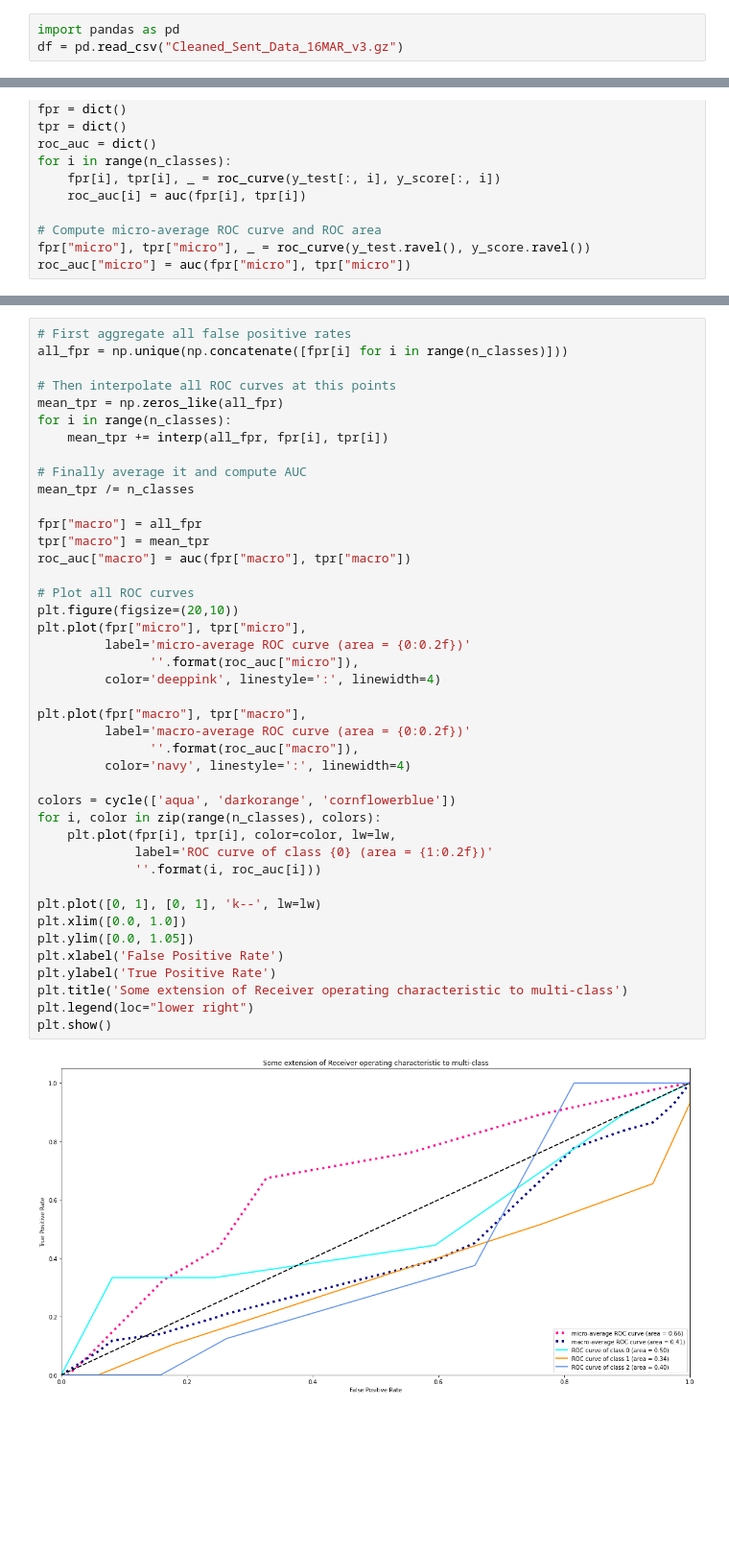
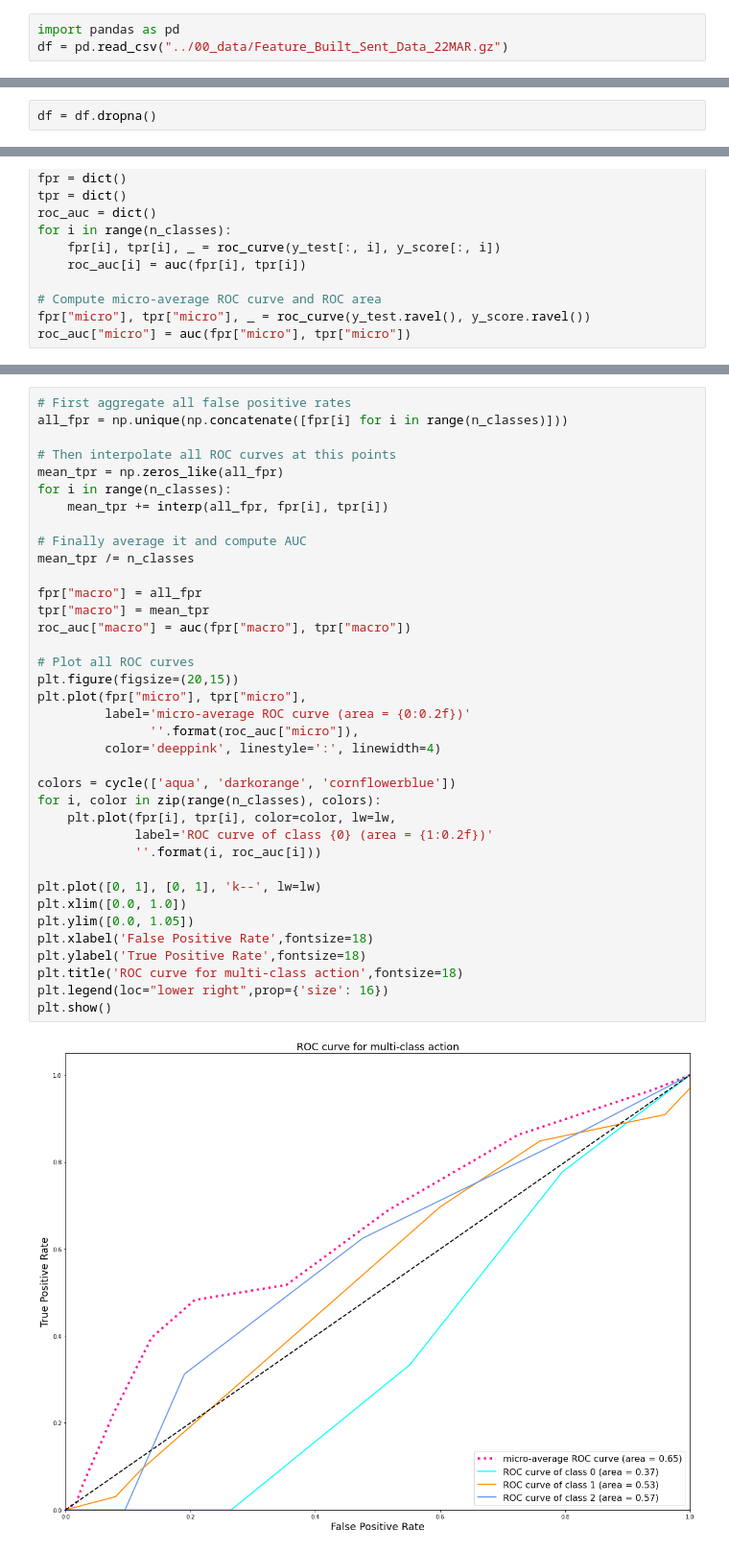
Before and after one commit to Cloblak/youtube_content_based_stock_prediction, a Jupyter notebook: 10_code/Model test Random Forest.ipynb, the cells around one changed output, grey strips where cells are left out. Shown at 96% size. Drawn from its saved outputs; the diff is of its cells as text; blank space fills up the shorter version.

```diff
--- a/10_code/Model test Random Forest.ipynb
+++ b/10_code/Model test Random Forest.ipynb
@@ -1,3 +1,3 @@
 # %%
 import pandas as pd
-df = pd.read_csv("Cleaned_Sent_Data_16MAR_v3.gz")
+df = pd.read_csv("../00_data/Feature_Built_Sent_Data_22MAR.gz")
@@ -4,2 +20,4 @@ df = pd.read_csv("Cleaned_Sent_Data_16MAR_v3.gz")
 # %%
 df = df.drop(['Unnamed: 0','index','_merge'],axis=1)
+# %%
+df = df.dropna()
@@ -154,41 +222,36 @@ all_fpr = np.unique(np.concatenate([fpr[i] for i in range(n_classes)]))
 
 # Then interpolate all ROC curves at this points
 mean_tpr = np.zeros_like(all_fpr)
 for i in range(n_classes):
     mean_tpr += interp(all_fpr, fpr[i], tpr[i])
 
 # Finally average it and compute AUC
 mean_tpr /= n_classes
 
 fpr["macro"] = all_fpr
 tpr["macro"] = mean_tpr
 roc_auc["macro"] = auc(fpr["macro"], tpr["macro"])
 
 # Plot all ROC curves
-plt.figure(figsize=(20,10))
+plt.figure(figsize=(20,15))
 plt.plot(fpr["micro"], tpr["micro"],
          label='micro-average ROC curve (area = {0:0.2f})'
                ''.format(roc_auc["micro"]),
          color='deeppink', linestyle=':', linewidth=4)
-
-plt.plot(fpr["macro"], tpr["macro"],
-         label='macro-average ROC curve (area = {0:0.2f})'
-               ''.format(roc_auc["macro"]),
-         color='navy', linestyle=':', linewidth=4)
 
 colors = cycle(['aqua', 'darkorange', 'cornflowerblue'])
 for i, color in zip(range(n_classes), colors):
     plt.plot(fpr[i], tpr[i], color=color, lw=lw,
              label='ROC curve of class {0} (area = {1:0.2f})'
              ''.format(i, roc_auc[i]))
 
 plt.plot([0, 1], [0, 1], 'k--', lw=lw)
 plt.xlim([0.0, 1.0])
 plt.ylim([0.0, 1.05])
-plt.xlabel('False Positive Rate')
-plt.ylabel('True Positive Rate')
-plt.title('Some extension of Receiver operating characteristic to multi-class')
-plt.legend(loc="lower right")
+plt.xlabel('False Positive Rate',fontsize=18)
+plt.ylabel('True Positive Rate',fontsize=18)
+plt.title('ROC curve for multi-class action',fontsize=18)
+plt.legend(loc="lower right",prop={'size': 16})
 plt.show()
 # %% [output]
-[figure, old version]
+[figure, new version]
```
Also changed, not shown: parts of 16 cells of this notebook, 6 other files.
